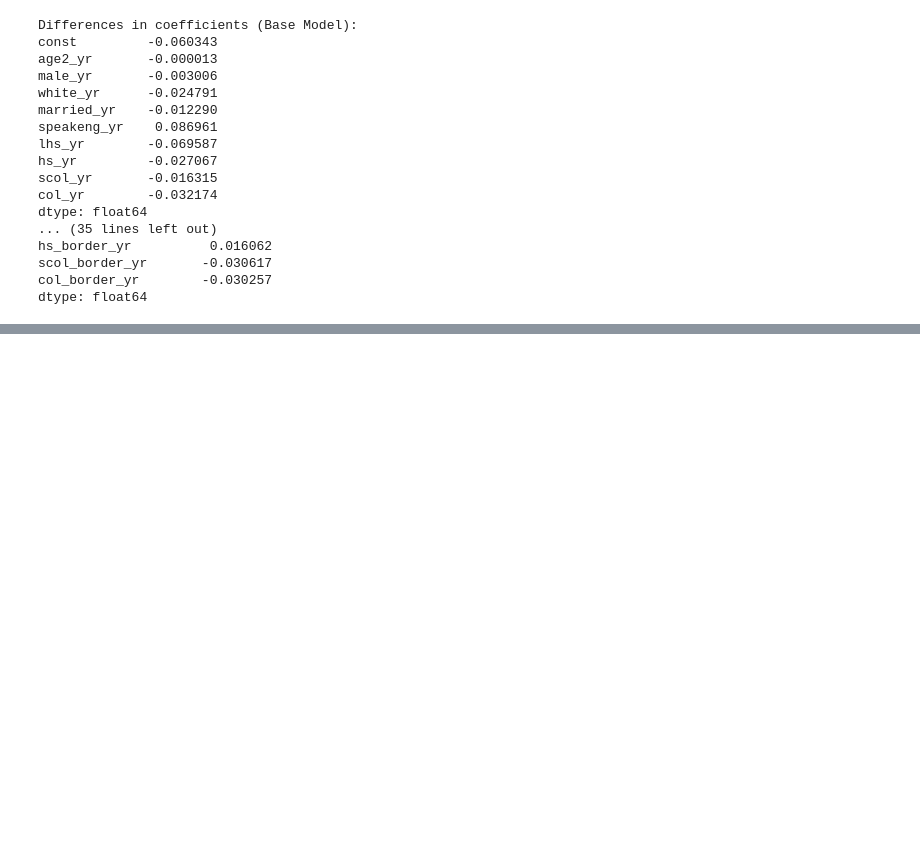
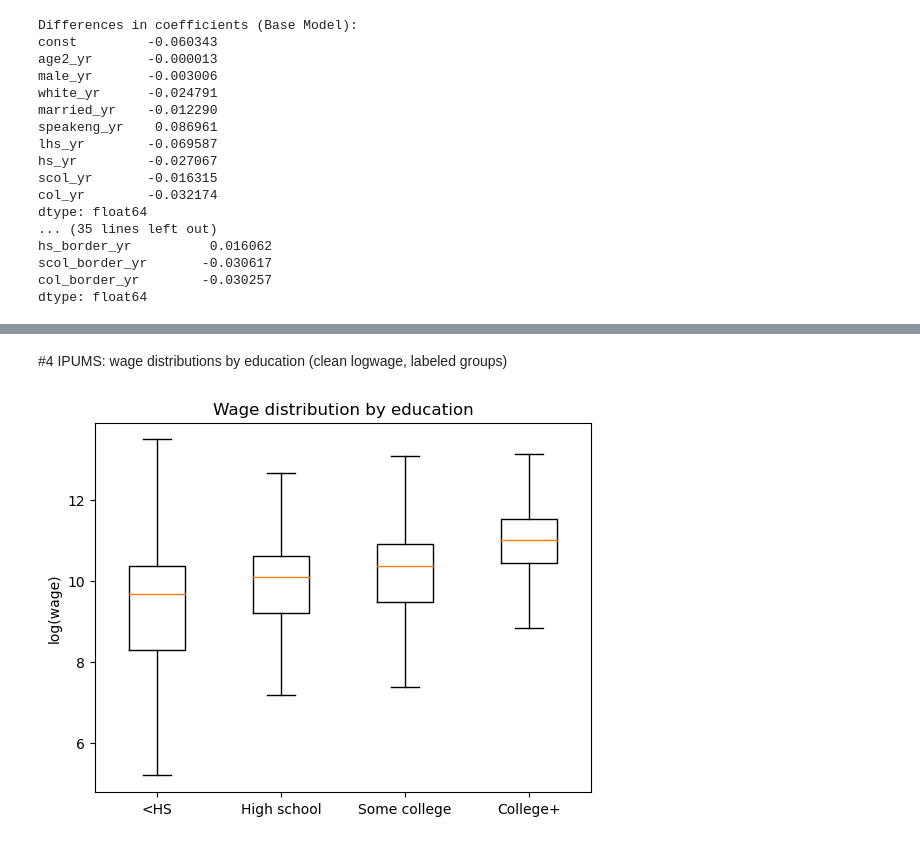
Before and after one commit to duongnguyen-t/Impact-of-USMCA-on-the-US-Labor-Market, a Jupyter notebook: paper.ipynb, the cells around one changed output, grey strips where cells are left out. Cells and saved outputs as stored; diff of their text form; code cells hidden in the pictures; blank space fills up the shorter version.

```diff
--- a/paper.ipynb
+++ b/paper.ipynb
@@ -1222,0 +1286,23 @@ dtype: float64
+# %% [markdown]
+#4 IPUMS: wage distributions by education (clean logwage, labeled groups)
+# %%
+df = ipums2019.copy()
+df = df.replace([np.inf, -np.inf], np.nan).dropna(subset=['logwage'])
+def edu_label(r):
+    if r['col'] == 1: return 'College+'
+    if r['scol'] == 1: return 'Some college'
+    if r['hs'] == 1: return 'High school'
+    if r['lhs'] == 1: return '<HS'
+    return 'Other/NA'
+df['edu_group'] = df.apply(edu_label, axis=1)
+
+groups = ['<HS','High school','Some college','College+']
+data = [df.loc[df['edu_group']==g,'logwage'].values for g in groups]
+
+plt.figure()
+plt.boxplot(data, labels=groups, showfliers=False)
+plt.ylabel('log(wage)')
+plt.title('Wage distribution by education')
+plt.show()
+# %% [output]
+[figure, added]
```
Also changed, not shown: parts of 33 cells of this notebook.
